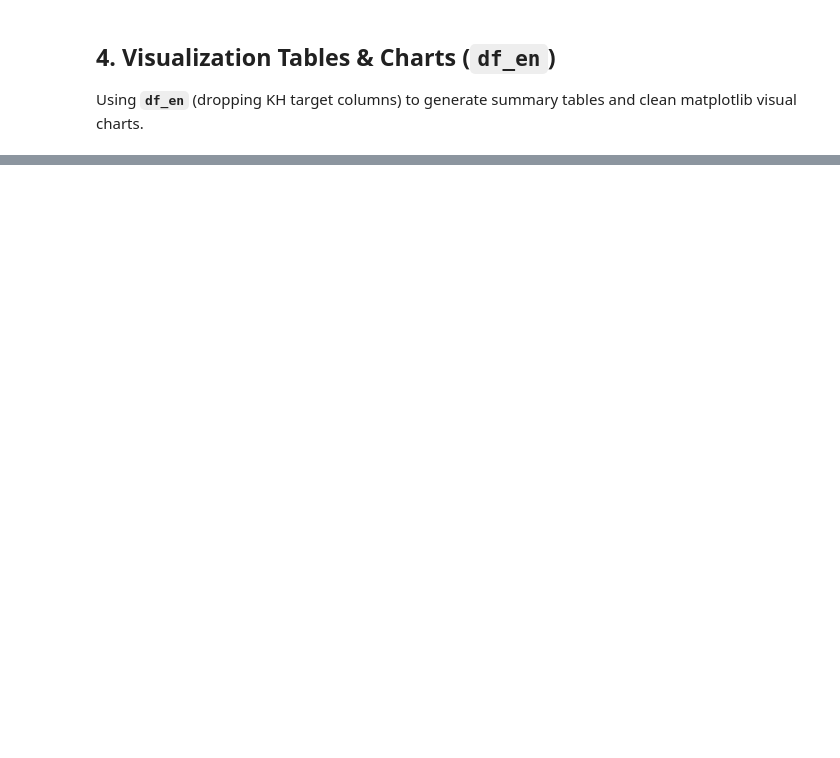
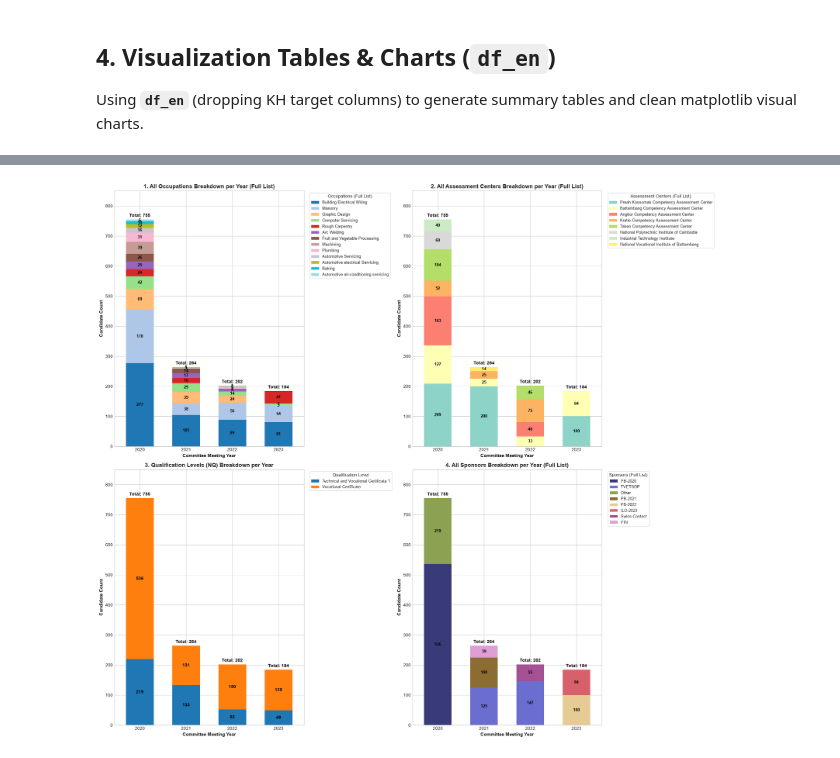
Before and after one commit to RatanakANB/dsa_TGI, a Jupyter notebook: assessment.ipynb, the cells around one changed output, grey strips where cells are left out. Cells and saved outputs as stored; diff of their text form; code cells hidden in the pictures; blank space fills up the shorter version.

```diff
--- a/assessment.ipynb
+++ b/assessment.ipynb
@@ -361,0 +467,93 @@ plt.show()
+# %%
+# Annual Breakdown Visualizations across Dimensions by Year (Top-to-Bottom Vertical Column Charts with External Legends & Taller Figure)
+fig, axes = plt.subplots(2, 2, figsize=(20, 18))
+
+# 1. All Occupations Breakdown by Year (Top-to-Bottom Vertical Stacked Columns)
+occ_yr = pd.crosstab(df_en['Occupation_EN'], df_en['CM_Year'])
+all_occs = occ_yr.sum(axis=1).sort_values(ascending=False).index
+occ_yr_all = occ_yr.loc[all_occs].T # X-axis = Years (2020, 2021, 2022, 2023)
+
+ax1 = occ_yr_all.plot(kind='bar', stacked=True, ax=axes[0, 0], colormap='tab20', width=0.6)
+axes[0, 0].set_title('1. All Occupations Breakdown per Year (Full List)', fontsize=13, fontweight='bold')
+axes[0, 0].set_xlabel('Committee Meeting Year', fontsize=11, fontweight='bold')
+axes[0, 0].set_ylabel('Candidate Count', fontsize=11, fontweight='bold')
+axes[0, 0].tick_params(axis='x', rotation=0)
+axes[0, 0].set_ylim(0, 850)
+axes[0, 0].legend(title='Occupations (Full List)', bbox_to_anchor=(1.02, 1), loc='upper left', frameon=True, fontsize=9)
+
+for c in ax1.containers:
+    labels = [f'{int(v):,}' if v > 0 else '' for v in c.datavalues]
+    ax1.bar_label(c, labels=labels, label_type='center', fontsize=9, fontweight='bold', color='black')
+
+for yr_idx, yr in enumerate(occ_yr_all.index):
+    tot = occ_yr_all.loc[yr].sum()
+    axes[0, 0].annotate(f'Total: {tot:,}', xy=(yr_idx, tot), xytext=(0, 4),
+                        textcoords='offset points', ha='center', va='bottom', fontweight='bold', color='black')
+
+# 2. All Assessment Centers Breakdown by Year (Top-to-Bottom Vertical Stacked Columns)
+at_yr = pd.crosstab(df_en['AT_EN'], df_en['CM_Year'])
+all_at = at_yr.sum(axis=1).sort_values(ascending=False).index
+at_yr_all = at_yr.loc[all_at].T
+
+ax2 = at_yr_all.plot(kind='bar', stacked=True, ax=axes[0, 1], colormap='Set3', width=0.6)
+axes[0, 1].set_title('2. All Assessment Centers Breakdown per Year (Full List)', fontsize=13, fontweight='bold')
+axes[0, 1].set_xlabel('Committee Meeting Year', fontsize=11, fontweight='bold')
+axes[0, 1].set_ylabel('Candidate Count', fontsize=11, fontweight='bold')
+axes[0, 1].tick_params(axis='x', rotation=0)
+axes[0, 1].set_ylim(0, 850)
+axes[0, 1].legend(title='Assessment Centers (Full List)', bbox_to_anchor=(1.02, 1), loc='upper left', frameon=True, fontsize=9)
+
+for c in ax2.containers:
+    labels = [f'{int(v):,}' if v > 0 else '' for v in c.datavalues]
+    ax2.bar_label(c, labels=labels, label_type='center', fontsize=9, fontweight='bold', color='black')
+
+for yr_idx, yr in enumerate(at_yr_all.index):
+    tot = at_yr_all.loc[yr].sum()
+    axes[0, 1].annotate(f'Total: {tot:,}', xy=(yr_idx, tot), xytext=(0, 4),
+                        textcoords='offset points', ha='center', va='bottom', fontweight='bold', color='black')
+
+# 3. Qualification Levels (NQ) Breakdown by Year (Top-to-Bottom Vertical Stacked Columns)
+nq_yr = pd.crosstab(df_en['NQ_EN'], df_en['CM_Year']).T
+ax3 = nq_yr.plot(kind='bar', stacked=True, ax=axes[1, 0], color=['#1f77b4', '#ff7f0e'], width=0.6)
+axes[1, 0].set_title('3. Qualification Levels (NQ) Breakdown per Year', fontsize=13, fontweight='bold')
+axes[1, 0].set_xlabel('Committee Meeting Year', fontsize=11, fontweight='bold')
+axes[1, 0].set_ylabel('Candidate Count', fontsize=11, fontweight='bold')
+axes[1, 0].tick_params(axis='x', rotation=0)
+axes[1, 0].set_ylim(0, 850)
+axes[1, 0].legend(title='Qualification Level', bbox_to_anchor=(1.02, 1), loc='upper left', frameon=True, fontsize=9)
+
+for c in ax3.containers:
+    labels = [f'{int(v):,}' if v > 0 else '' for v in c.datavalues]
+    ax3.bar_label(c, labels=labels, label_type='center', fontsize=10, fontweight='bold', color='black')
+
+for yr_idx, yr in enumerate(nq_yr.index):
+    tot = nq_yr.loc[yr].sum()
+    axes[1, 0].annotate(f'Total: {tot:,}', xy=(yr_idx, tot), xytext=(0, 4),
+                        textcoords='offset points', ha='center', va='bottom', fontweight='bold', color='black')
+
+# 4. All Sponsors Breakdown by Year (Top-to-Bottom Vertical Stacked Columns)
+sp_yr = pd.crosstab(df_en['Sponsors'], df_en['CM_Year'])
+all_sp = sp_yr.sum(axis=1).sort_values(ascending=False).index
+sp_yr_all = sp_yr.loc[all_sp].T
+
+ax4 = sp_yr_all.plot(kind='bar', stacked=True, ax=axes[1, 1], colormap='tab20b', width=0.6)
+axes[1, 1].set_title('4. All Sponsors Breakdown per Year (Full List)', fontsize=13, fontweight='bold')
+axes[1, 1].set_xlabel('Committee Meeting Year', fontsize=11, fontweight='bold')
+axes[1, 1].set_ylabel('Candidate Count', fontsize=11, fontweight='bold')
+axes[1, 1].tick_params(axis='x', rotation=0)
+axes[1, 1].set_ylim(0, 850)
+axes[1, 1].legend(title='Sponsors (Full List)', bbox_to_anchor=(1.02, 1), loc='upper left', frameon=True, fontsize=9)
+
+for c in ax4.containers:
+    labels = [f'{int(v):,}' if v > 0 else '' for v in c.datavalues]
+    ax4.bar_label(c, labels=labels, label_type='center', fontsize=9, fontweight='bold', color='black')
+
+for yr_idx, yr in enumerate(sp_yr_all.index):
+    tot = sp_yr_all.loc[yr].sum()
+    axes[1, 1].annotate(f'Total: {tot:,}', xy=(yr_idx, tot), xytext=(0, 4),
+                        textcoords='offset points', ha='center', va='bottom', fontweight='bold', color='black')
+
+plt.tight_layout()
+plt.show()
+# %% [output]
+[figure, added]
```
Also changed, not shown: parts of 19 cells of this notebook.
